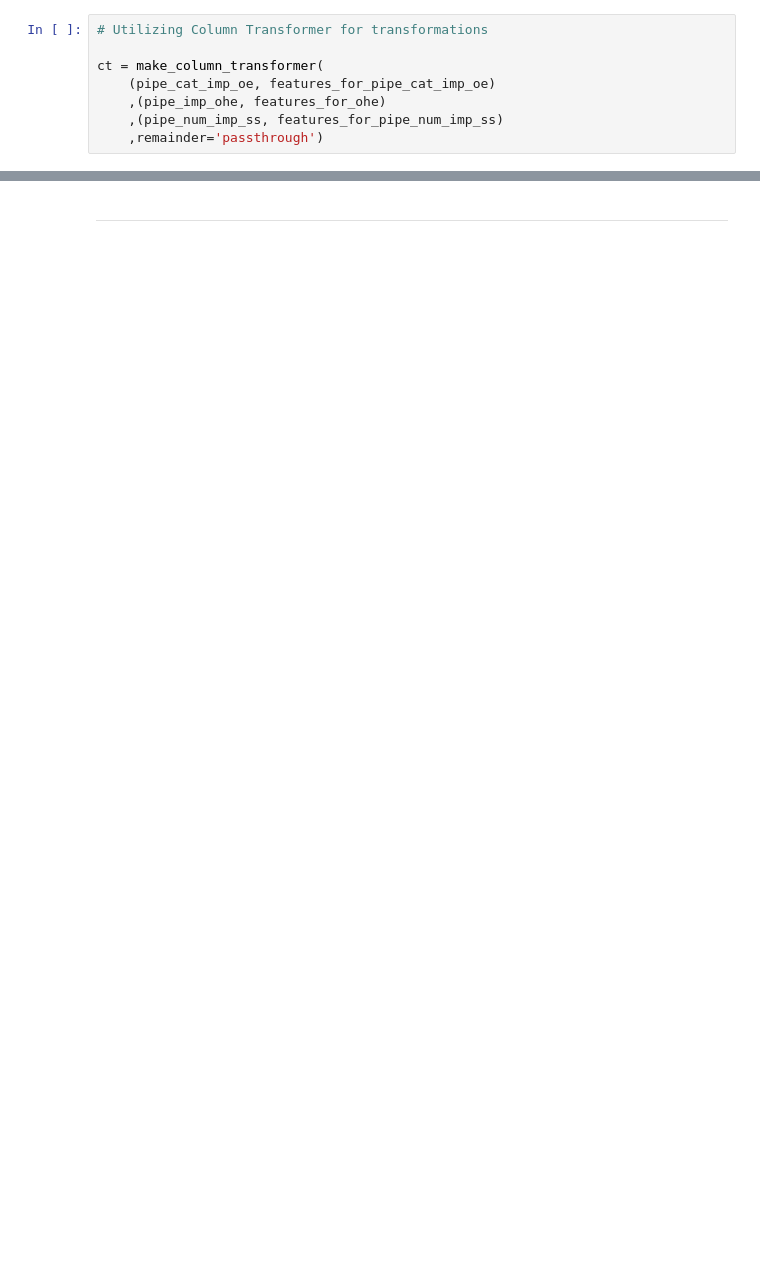
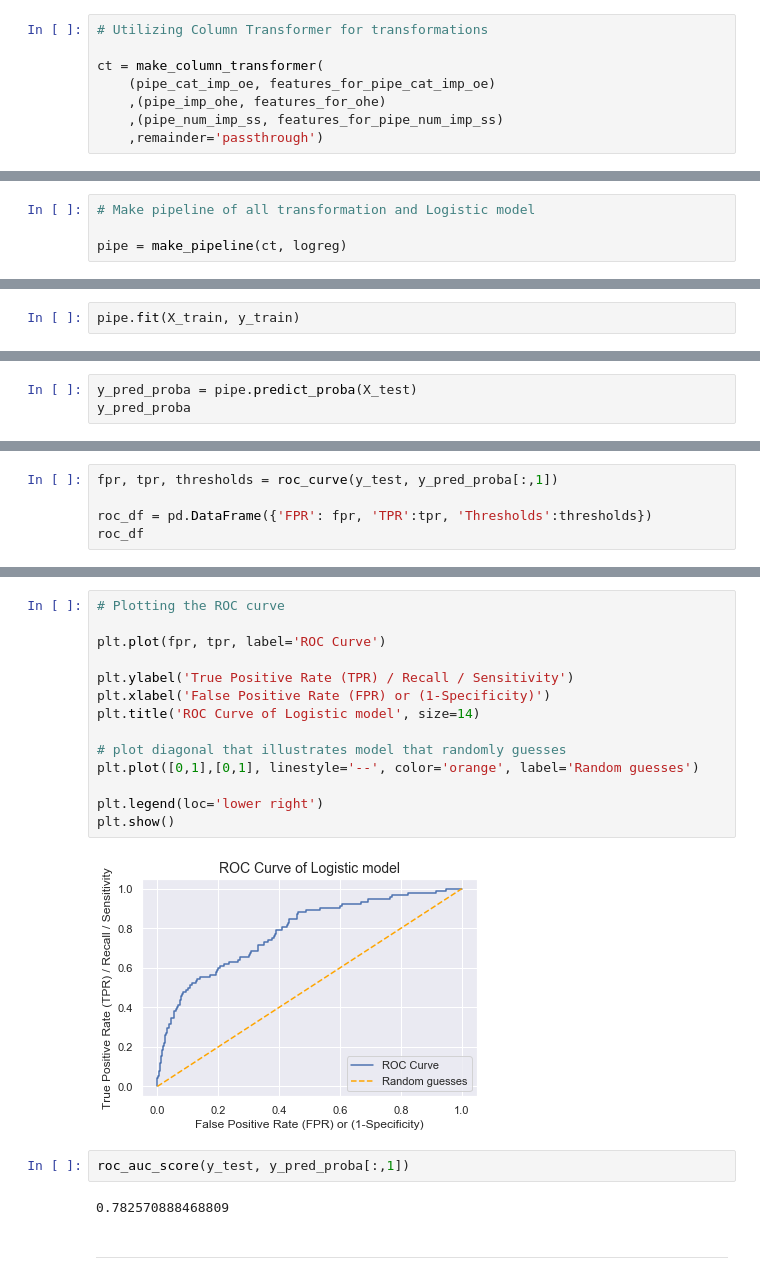
Before and after one commit to ashish-sharma-as/Customer_Churn, a Jupyter notebook: customer_churn.ipynb, the cells around one changed output, grey strips where cells are left out. Saved outputs shown, nothing was run; the diff lists cells and outputs as text; blank space fills up the shorter version.

Commit message:
Added Logistic Regession model since preprocessing is complete. Added metrics for model evaluation

```diff
--- a/customer_churn.ipynb
+++ b/customer_churn.ipynb
@@ -671,0 +675,4 @@ ct = make_column_transformer(
+# %%
+# Make pipeline of all transformation and Logistic model
+
+pipe = make_pipeline(ct, logreg)
@@ -671,0 +699,2 @@ ct = make_column_transformer(
+# %%
+pipe.fit(X_train, y_train)
@@ -671,0 +773,3 @@ ct = make_column_transformer(
+# %%
+y_pred_proba = pipe.predict_proba(X_test)
+y_pred_proba
@@ -671,0 +801,5 @@ ct = make_column_transformer(
+# %%
+fpr, tpr, thresholds = roc_curve(y_test, y_pred_proba[:,1])
+
+roc_df = pd.DataFrame({'FPR': fpr, 'TPR':tpr, 'Thresholds':thresholds})
+roc_df
@@ -672,2 +820,22 @@ ct = make_column_transformer(
+# %%
+# Plotting the ROC curve
+
+plt.plot(fpr, tpr, label='ROC Curve')
+
+plt.ylabel('True Positive Rate (TPR) / Recall / Sensitivity')
+plt.xlabel('False Positive Rate (FPR) or (1-Specificity)')
+plt.title('ROC Curve of Logistic model', size=14)
+
+# plot diagonal that illustrates model that randomly guesses
+plt.plot([0,1],[0,1], linestyle='--', color='orange', label='Random guesses')
+
+plt.legend(loc='lower right')
+plt.show()
+# %% [output]
+[figure, added]
+# %%
+roc_auc_score(y_test, y_pred_proba[:,1])
+# %% [output]
+0.782570888468809
 # %% [markdown]
 ---
```
Also changed, not shown: parts of 52 cells of this notebook.
